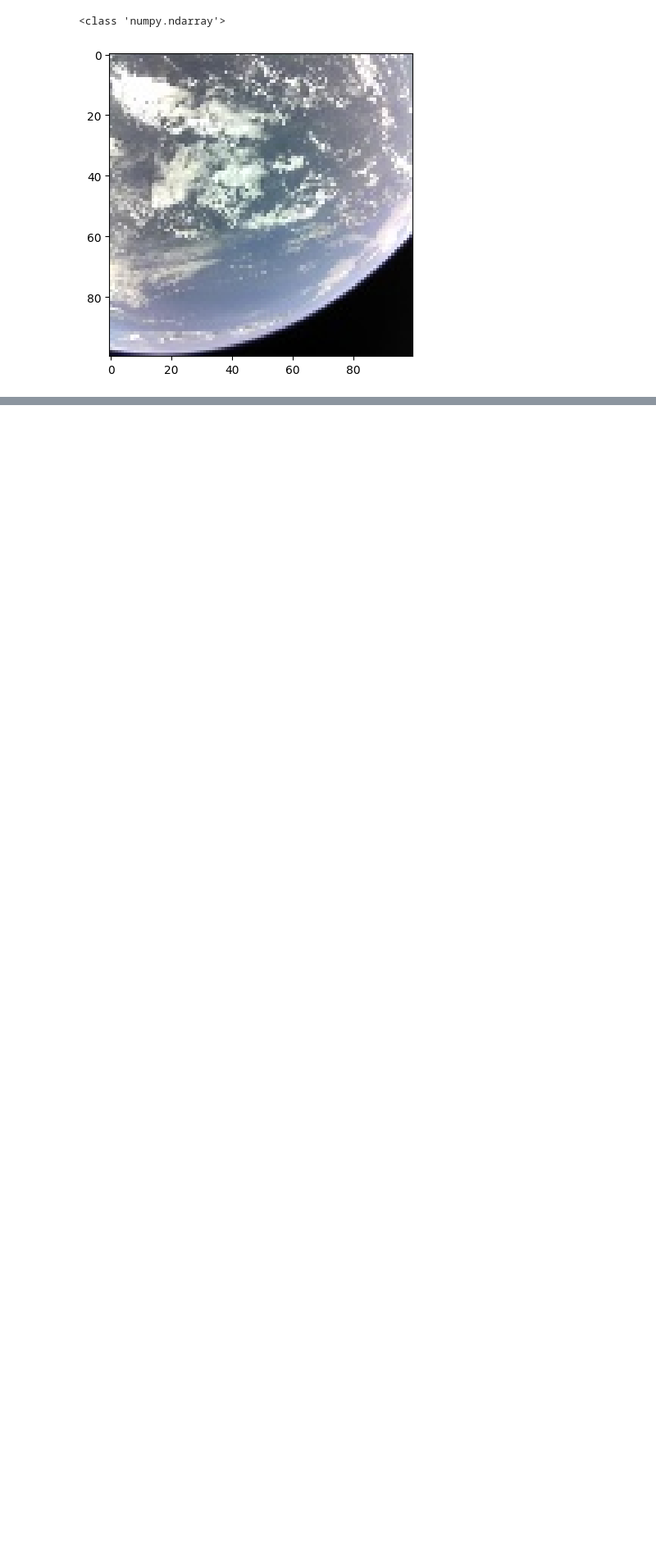
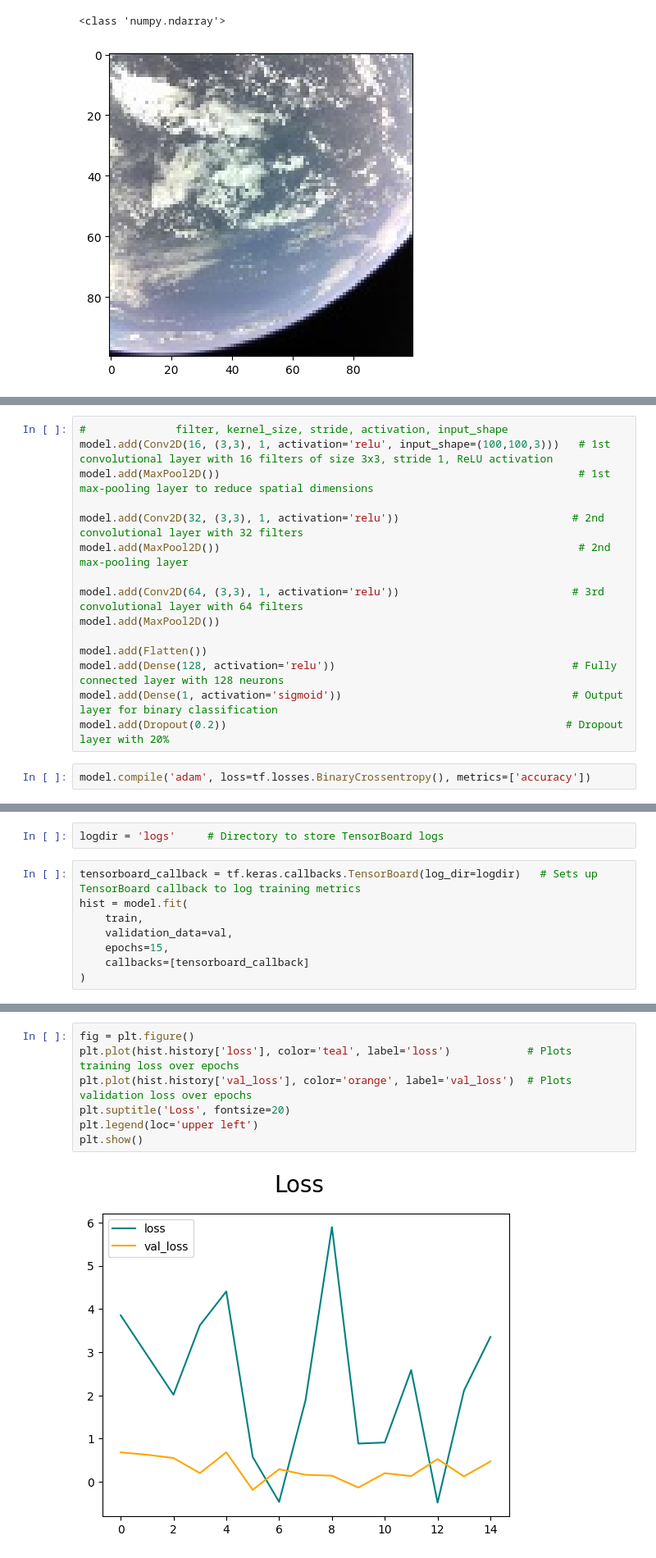
Before and after one commit to Risabstha/ImageClassification, a Jupyter notebook: src/test.ipynb, the cells around one changed output, grey strips where cells are left out. Shown at 82% size. Saved outputs shown, nothing was run; the diff lists cells and outputs as text; blank space fills up the shorter version.

```diff
--- a/src/test.ipynb
+++ b/src/test.ipynb
@@ -116,0 +187,17 @@ if CLEAN_DATASET:
+# %%
+#              filter, kernel_size, stride, activation, input_shape
+model.add(Conv2D(16, (3,3), 1, activation='relu', input_shape=(100,100,3)))   # 1st convolutional layer with 16 filters of size 3x3, stride 1, ReLU activation
+model.add(MaxPool2D())                                                        # 1st max-pooling layer to reduce spatial dimensions
+
+model.add(Conv2D(32, (3,3), 1, activation='relu'))                           # 2nd convolutional layer with 32 filters
+model.add(MaxPool2D())                                                        # 2nd max-pooling layer
+
+model.add(Conv2D(64, (3,3), 1, activation='relu'))                           # 3rd convolutional layer with 64 filters
+model.add(MaxPool2D())
+
+model.add(Flatten())
+model.add(Dense(128, activation='relu'))                                     # Fully connected layer with 128 neurons
+model.add(Dense(1, activation='sigmoid'))                                    # Output layer for binary classification
+model.add(Dropout(0.2))                                                     # Dropout layer with 20%
+# %%
+model.compile('adam', loss=tf.losses.BinaryCrossentropy(), metrics=['accuracy'])
@@ -116,0 +230,10 @@ if CLEAN_DATASET:
+# %%
+logdir = 'logs'     # Directory to store TensorBoard logs
+# %%
+tensorboard_callback = tf.keras.callbacks.TensorBoard(log_dir=logdir)   # Sets up TensorBoard callback to log training metrics
+hist = model.fit(
+    train,
+    validation_data=val,
+    epochs=15,
+    callbacks=[tensorboard_callback]
+)
@@ -116,0 +260,9 @@ if CLEAN_DATASET:
+# %%
+fig = plt.figure()
+plt.plot(hist.history['loss'], color='teal', label='loss')            # Plots training loss over epochs
+plt.plot(hist.history['val_loss'], color='orange', label='val_loss')  # Plots validation loss over epochs
+plt.suptitle('Loss', fontsize=20)
+plt.legend(loc='upper left')
+plt.show()
+# %% [output]
+[figure, added]
```
Also changed, not shown: parts of 40 cells of this notebook, 27 other files.
